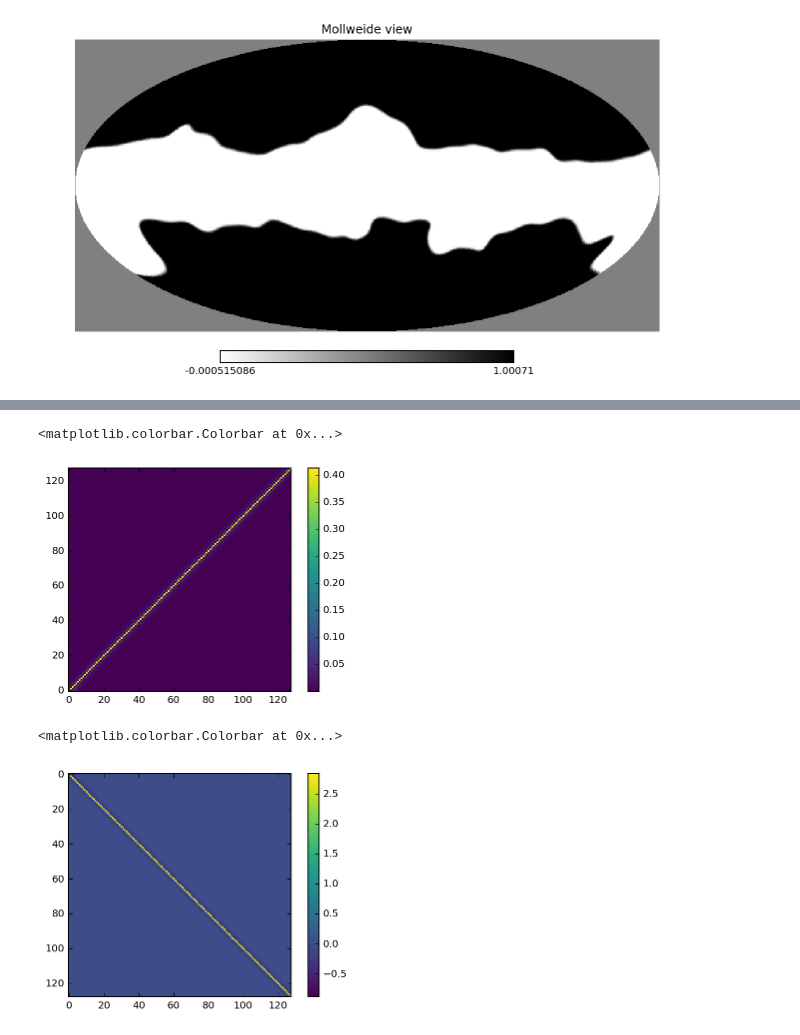
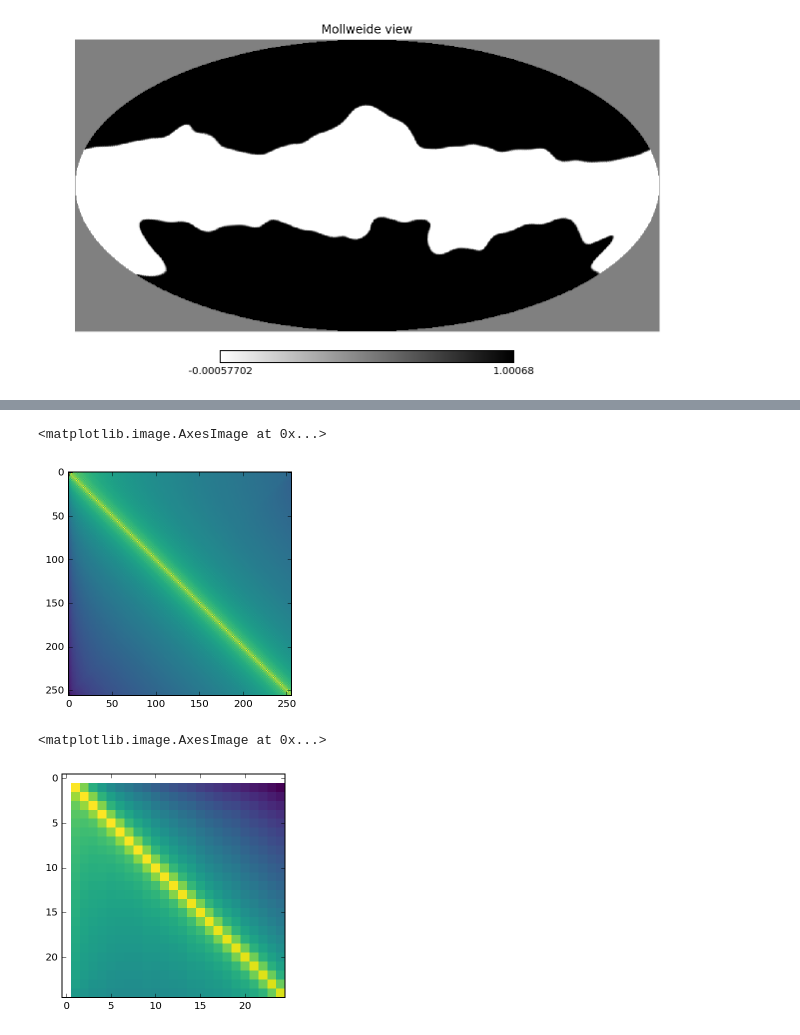
Before and after one commit to DanielLenz/powerspectrum_master, a Jupyter notebook: deconvolution.ipynb, the cells around one changed output, grey strips where cells are left out. Cells and saved outputs as stored; diff of their text form; code cells hidden in the pictures.

```diff
--- a/deconvolution.ipynb
+++ b/deconvolution.ipynb
@@ -17,6 +20,6 @@ from src import core as cr
 from src import this_project as P
 # %%
-NSIDE = 128
+NSIDE = 256
 NPIX = hp.nside2npix(NSIDE)
 LMAX = NSIDE
 BEAMSIZE = 0.5
@@ -48,7 +51,7 @@ Sigma is 0.000000 arcmin (0.000000 rad)
 # %%
 full_mask = fits.getdata('/Users/dlenz/projects/planck/mask_galplane_2048.hpx.fits')
 mask = hp.ud_grade(full_mask['GAL060'].astype(np.float32), NSIDE, order_in='nest', order_out='ring')
-mask = hp.smoothing(mask, fwhm=np.deg2rad(1.), iter=1, verbose=False)
+mask = hp.smoothing(mask, fwhm=np.deg2rad(0.5), iter=1, verbose=False)
 # %%
 hp.mollview(mask, cmap=P.CMAP_GREY)
 # %% [output]
@@ -58 +59,4 @@ cl_mask = hp.anafast(mask, lmax=LMAX-1)
+# %%
+pse = PSE(random_field, mask=mask, lmax=LMAX, beam=BEAMSIZE)
+pse.set_bins(nbins=25)
 # %%
@@ -82,6 +94,5 @@ M = cr.make_M_l1l2(ls, W=cl_mask)
 # %%
-pl.imshow(M, interpolation='None', origin='lower', cmap=P.CMAP)
-pl.colorbar()
+pl.imshow(np.log10(pse.M_l1l2), interpolation='None', cmap='viridis')
 # %% [output]
-<matplotlib.colorbar.Colorbar at 0x...>
+<matplotlib.image.AxesImage at 0x...>
-[figure, old version]
+[figure, new version]
@@ -90,6 +99,5 @@ M_inv = linalg.inv(M)
 # %%
-pl.imshow(M_inv, interpolation='None', cmap=P.CMAP)
-pl.colorbar()
+pl.imshow(np.log10(pse.K_b1b2), interpolation='None', cmap='viridis')
 # %% [output]
-<matplotlib.colorbar.Colorbar at 0x...>
+<matplotlib.image.AxesImage at 0x...>
-[figure, old version]
+[figure, new version]
```
Also changed, not shown: parts of 17 cells of this notebook, 4 other files.
